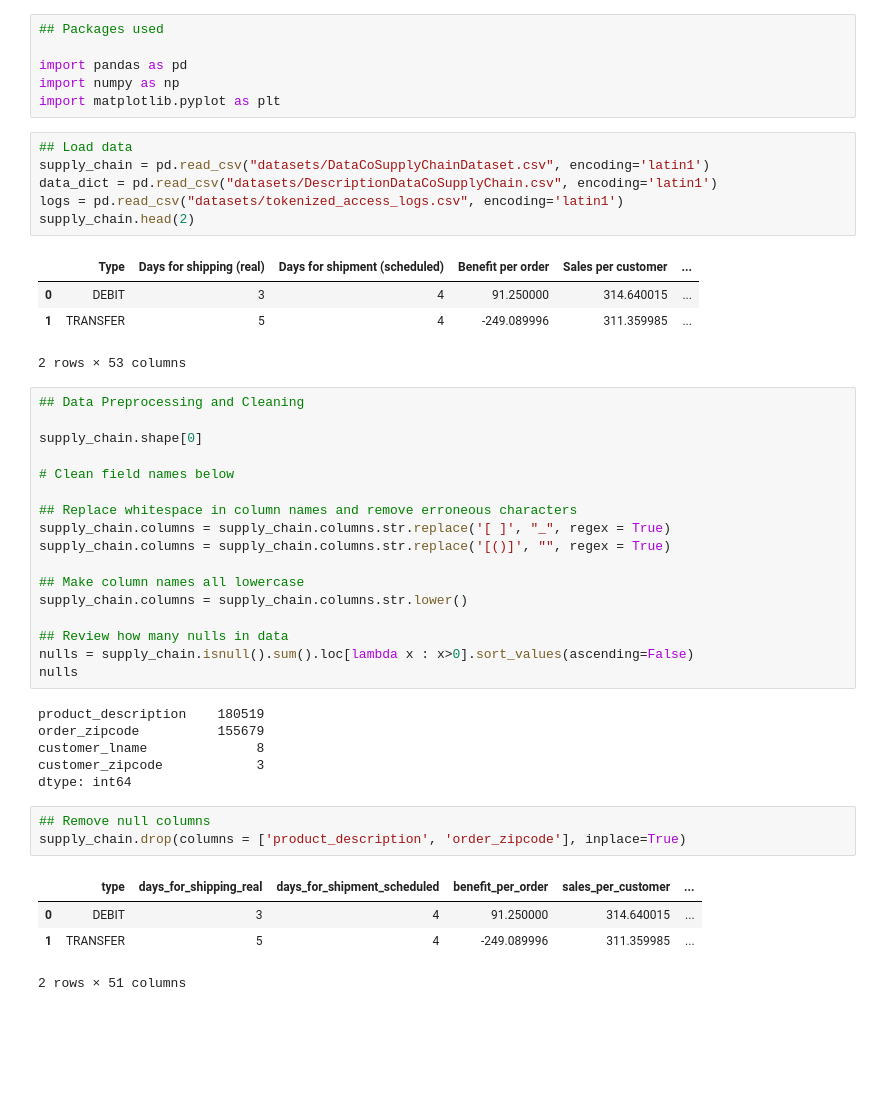
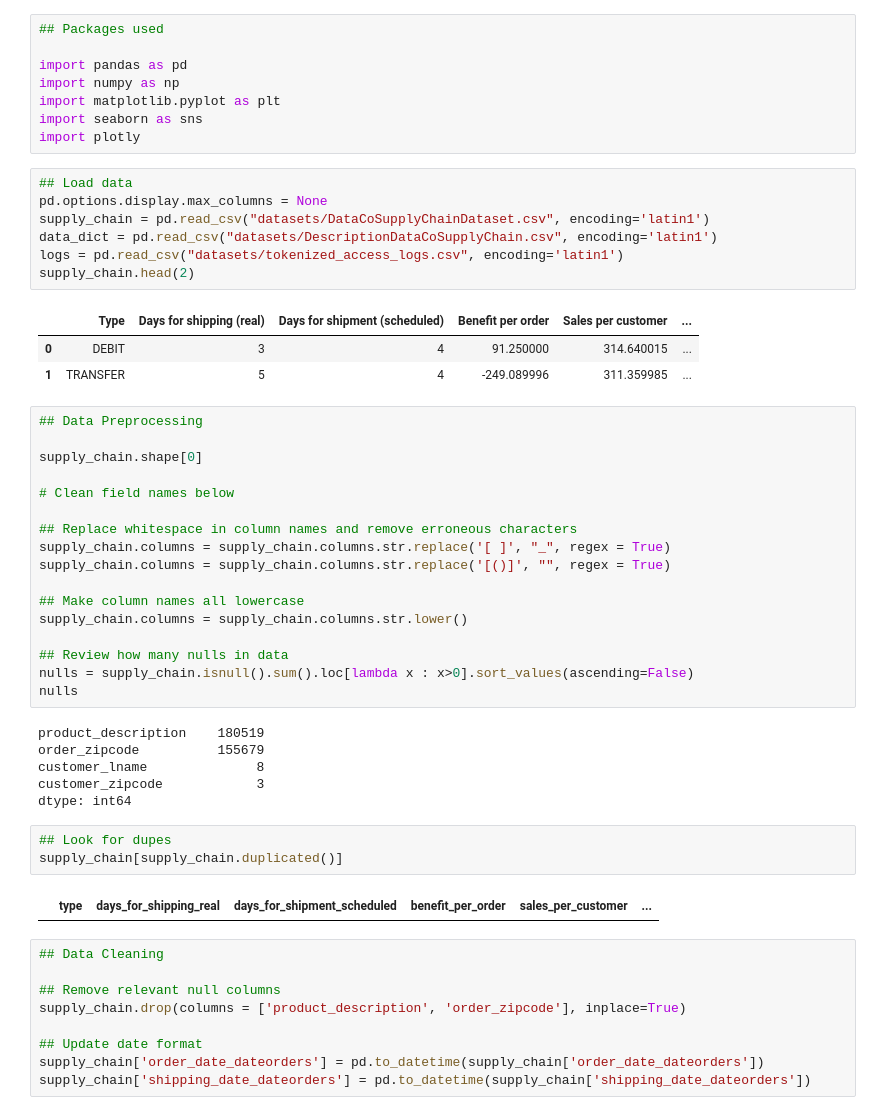
Before and after one commit to doorfish/data-analysis-project, a Jupyter notebook: python_data_analysis_project.ipynb, the cells around one changed output. Drawn from its saved outputs; the diff is of its cells as text; blank space fills up the shorter version.

```diff
--- a/python_data_analysis_project.ipynb
+++ b/python_data_analysis_project.ipynb
@@ -4,8 +4,11 @@
 import pandas as pd
 import numpy as np
 import matplotlib.pyplot as plt
+import seaborn as sns
+import plotly
 # %%
 ## Load data
+pd.options.display.max_columns = None
 supply_chain = pd.read_csv("datasets/DataCoSupplyChainDataset.csv", encoding='latin1')
 data_dict = pd.read_csv("datasets/DescriptionDataCoSupplyChain.csv", encoding='latin1')
 logs = pd.read_csv("datasets/tokenized_access_logs.csv", encoding='latin1')
@@ -14,9 +17,8 @@ supply_chain.head(2)
 |  | Type | Days for shipping (real) | Days for shipment (scheduled) | Benefit per order | Sales per customer | ... |
 | 0 | DEBIT | 3 | 4 | 91.250000 | 314.640015 | ... |
 | 1 | TRANSFER | 5 | 4 | -249.089996 | 311.359985 | ... |
-2 rows × 53 columns
 # %%
-## Data Preprocessing and Cleaning
+## Data Preprocessing
 
 supply_chain.shape[0]
 
@@ -38,11 +40,17 @@ order_zipcode          155679
 customer_lname              8
 customer_zipcode            3
 dtype: int64
+# %%
+## Look for dupes
+supply_chain[supply_chain.duplicated()]
+# %% [output]
+|  | type | days_for_shipping_real | days_for_shipment_scheduled | benefit_per_order | sales_per_customer | ... |
 # %%
-## Remove null columns
+## Data Cleaning
+
+## Remove relevant null columns
 supply_chain.drop(columns = ['product_description', 'order_zipcode'], inplace=True)
+
+## Update date format
+supply_chain['order_date_dateorders'] = pd.to_datetime(supply_chain['order_date_dateorders'])
+supply_chain['shipping_date_dateorders'] = pd.to_datetime(supply_chain['shipping_date_dateorders'])
-# %% [output]
-|  | type | days_for_shipping_real | days_for_shipment_scheduled | benefit_per_order | sales_per_customer | ... |
-| 0 | DEBIT | 3 | 4 | 91.250000 | 314.640015 | ... |
-| 1 | TRANSFER | 5 | 4 | -249.089996 | 311.359985 | ... |
-2 rows × 51 columns
```
Also changed, not shown: parts of 5 cells of this notebook, 1 other file.
